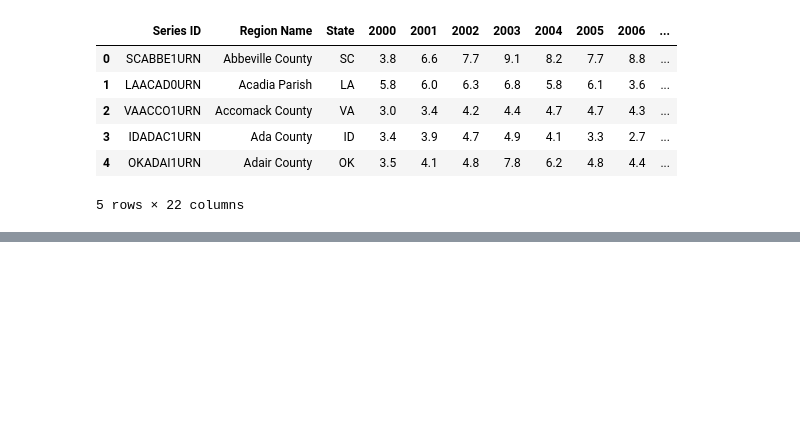
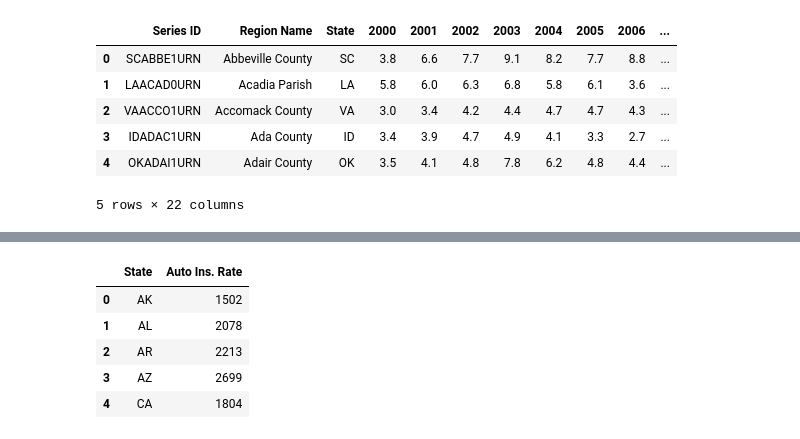
Before and after one commit to ramirezgc/ka-ching, a Jupyter notebook: Places to live.ipynb, the cells around one changed output, grey strips where cells are left out. Saved outputs shown, nothing was run; the diff lists cells and outputs as text; code cells hidden in the pictures; blank space fills up the shorter version.

```diff
--- a/Places to live.ipynb
+++ b/Places to live.ipynb
@@ -159,0 +102,25 @@ merge_df
+# %%
+## Using the income csv we only want to keep the relevant columns
+auto_ins_df = auto_ins_df[["State_ab", "full_coverage"]]
+
+## Convert "State_ab" column values to strings
+auto_ins_df["State_ab"] = auto_ins_df["State_ab"].astype(str)
+
+## The dataset produced one row per zip code therefore to calculate the state average we need to group by state
+clean_auto_ins = round(auto_ins_df.groupby("State_ab").mean(),2)
+clean_auto_ins = clean_auto_ins.reset_index()
+
+## Rename columns
+clean_auto_ins.columns = ["State", "Auto Ins. Rate"]
+
+## Remove all whitespace in the column "State"
+clean_auto_ins["State"] = clean_auto_ins["State"].str.strip()
+
+clean_auto_ins.head()
+# %% [output]
+|  | State | Auto Ins. Rate |
+| 0 | AK | 1502 |
+| 1 | AL | 2078 |
+| 2 | AR | 2213 |
+| 3 | AZ | 2699 |
+| 4 | CA | 1804 |
```
Also changed, not shown: parts of 17 cells of this notebook.
